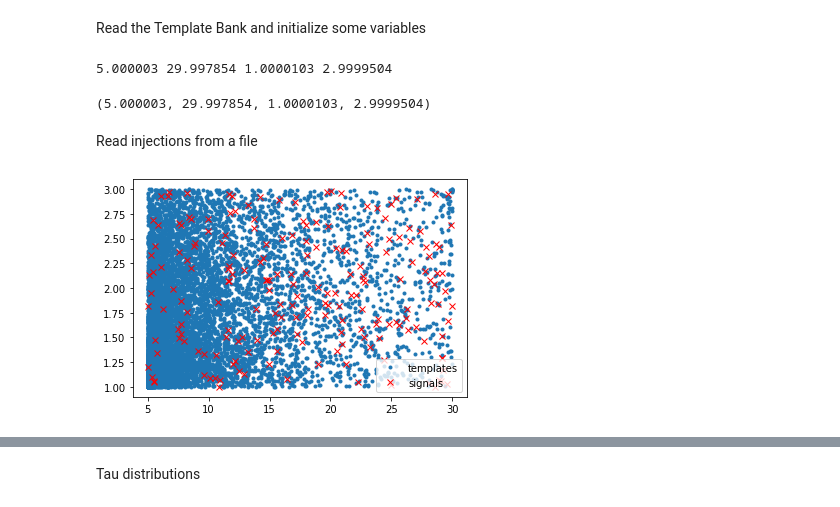
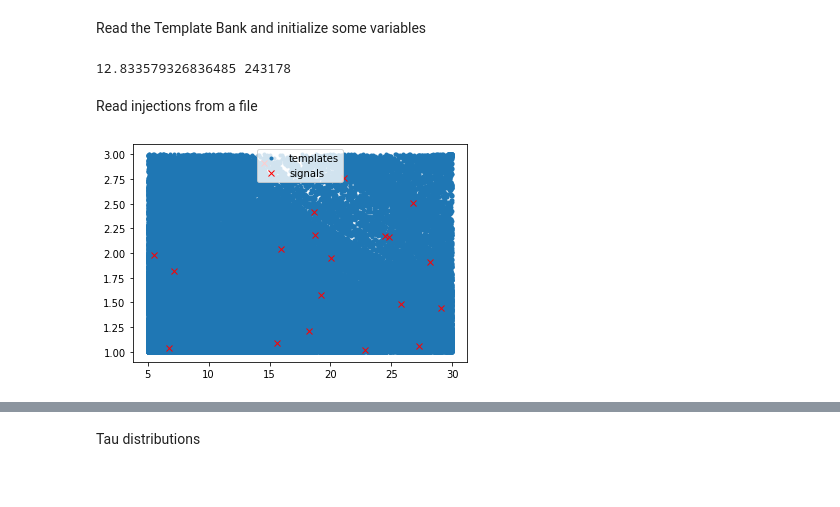
Before and after one commit to rahuldhurkunde/HM_plus_precession, a Jupyter notebook: FF_testing.ipynb, the cells around one changed output, grey strips where cells are left out. Saved outputs shown, nothing was run; the diff lists cells and outputs as text; code cells hidden in the pictures.

Commit message:
Working parallel workflow for different injection files

```diff
--- a/FF_testing.ipynb
+++ b/FF_testing.ipynb
@@ -28,29 +31,31 @@ Read the Template Bank and initialize some variables
 # %%
 delta_f = 1/32
 delta_t = 1.0/4096
-f_min  = 25.0
-#tb = func.read_tb("banks/vanilla_BBHbank", f_min)
-tb = func.read_tb("banks/baseline_bank.hdf", f_min)
-func.get_mass_ranges_from_TB(tb)
+f_min  = 30.0
+
+#tb = func.read_tb("banks/baseline_bank.hdf", f_min)
+tb = func.read_tb("banks/parallel/aligned_bank/combined_bank.hdf", f_min)
+#func.get_mass_ranges_from_TB(tb)
+print(conversions.tau0_from_mass1_mass2(10.0, 10.0, 15.0), len(tb))
 # %% [output]
-5.000003 29.997854 1.0000103 2.9999504
+12.833579326836485 243178
-(5.000003, 29.997854, 1.0000103, 2.9999504)
 # %% [markdown]
 Read injections from a file
 # %%
-nsignal = 200
-approximant = 'TaylorF2'
-#filename = 'libraries/random_injections.hdf5'
-filename = 'injections/baseline_injs.hdf'
+nsignal = 20
+approximant_sg = 'IMRPhenomXPHM'
+approximant_tb = 'TaylorF2'
+
+filename = 'injections/injections.hdf'
 
 sg = inj.read_injections_HDF(filename, nsignal, f_min)
 tb_m1 = [x.m1 for x in tb]
 tb_m2 = [x.m2 for x in tb]
 plt.plot(tb_m1, tb_m2, '.', label='templates')
 sg_m1 = [x.m1 for x in sg]
 sg_m2 = [x.m2 for x in sg]
 plt.plot(sg_m1, sg_m2, 'x', color='red', label = 'signals')
 plt.legend()
 plt.show()
 # %% [output]
-[figure, old version]
+[figure, new version]
```
Also changed, not shown: parts of 12 cells of this notebook, 9 other files.
